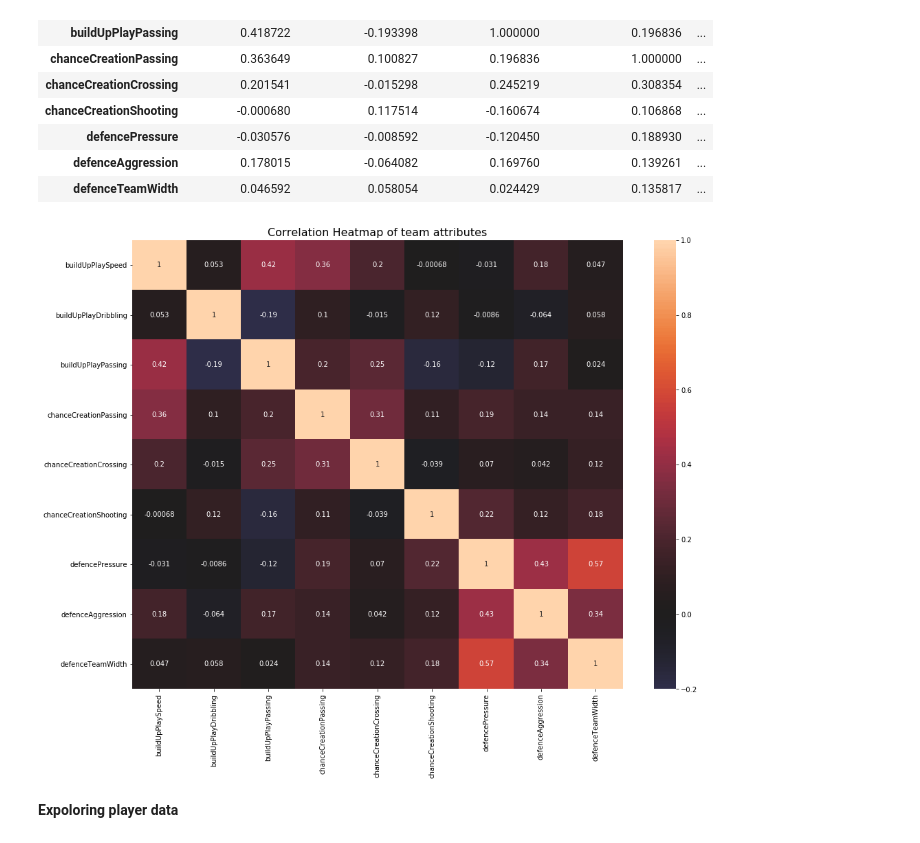
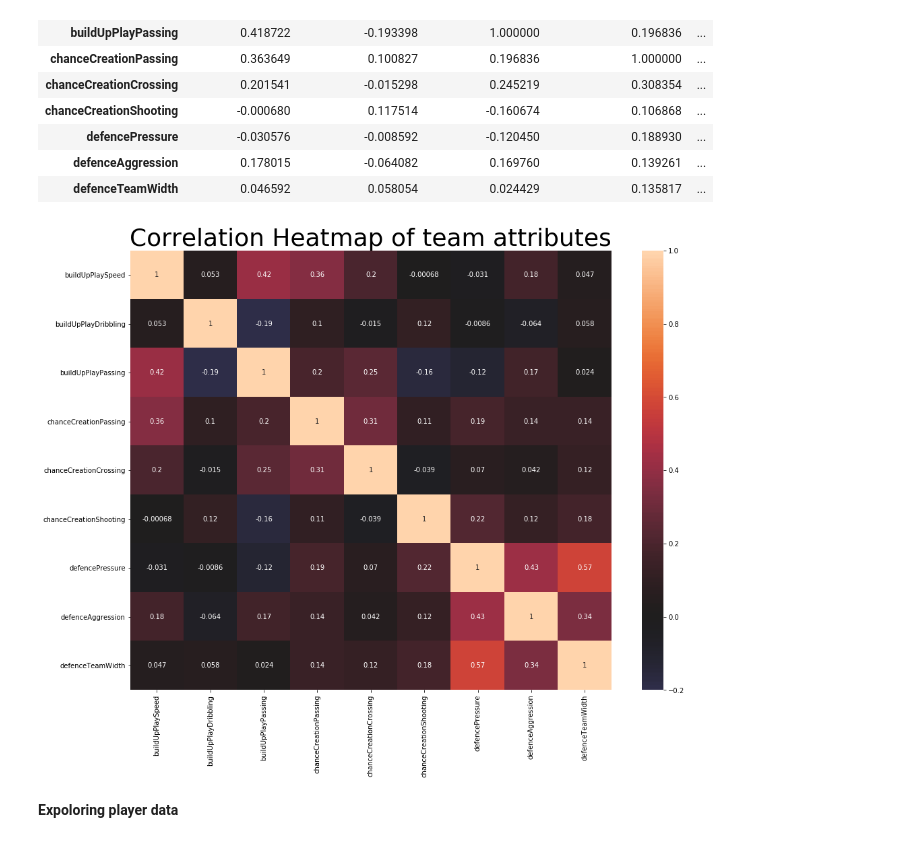
Before and after one commit to hbbhsy/European-Soccer-EDA, a Jupyter notebook: European Soccer EDA-Copy1.ipynb, the cells around one changed output. Drawn from its saved outputs; the diff is of its cells as text; code cells hidden in the pictures.

```diff
--- a/European Soccer EDA-Copy1.ipynb
+++ b/European Soccer EDA-Copy1.ipynb
@@ -58,11 +58,11 @@ team_atr_corr
 # %%
 import seaborn as sns
 fig,ax=plt.subplots(figsize=(16,12))
 ax=sns.heatmap(team_atr_corr,vmin=-0.2,vmax=1,center=0,annot=True)
-ax.set_title('Correlation Heatmap of team attributes',size=16)
+ax.set_title('Correlation Heatmap of team attributes',size=36,font='')
 plt.savefig('images/teamheatmap.png')
 # %% [output]
-[figure, old version]
+[figure, new version]
 # %% [markdown]
 **Expoloring player data**
 # %%
```
Also changed, not shown: parts of 5 cells of this notebook, 7 other files.
